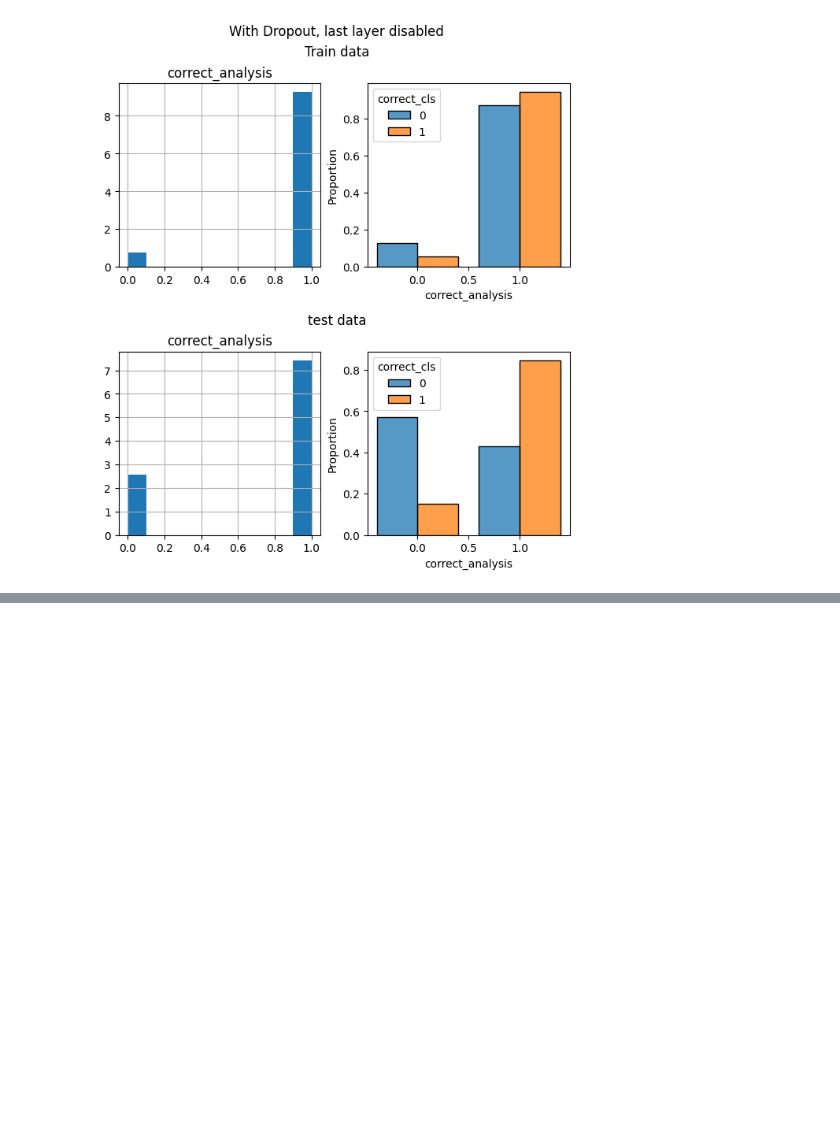
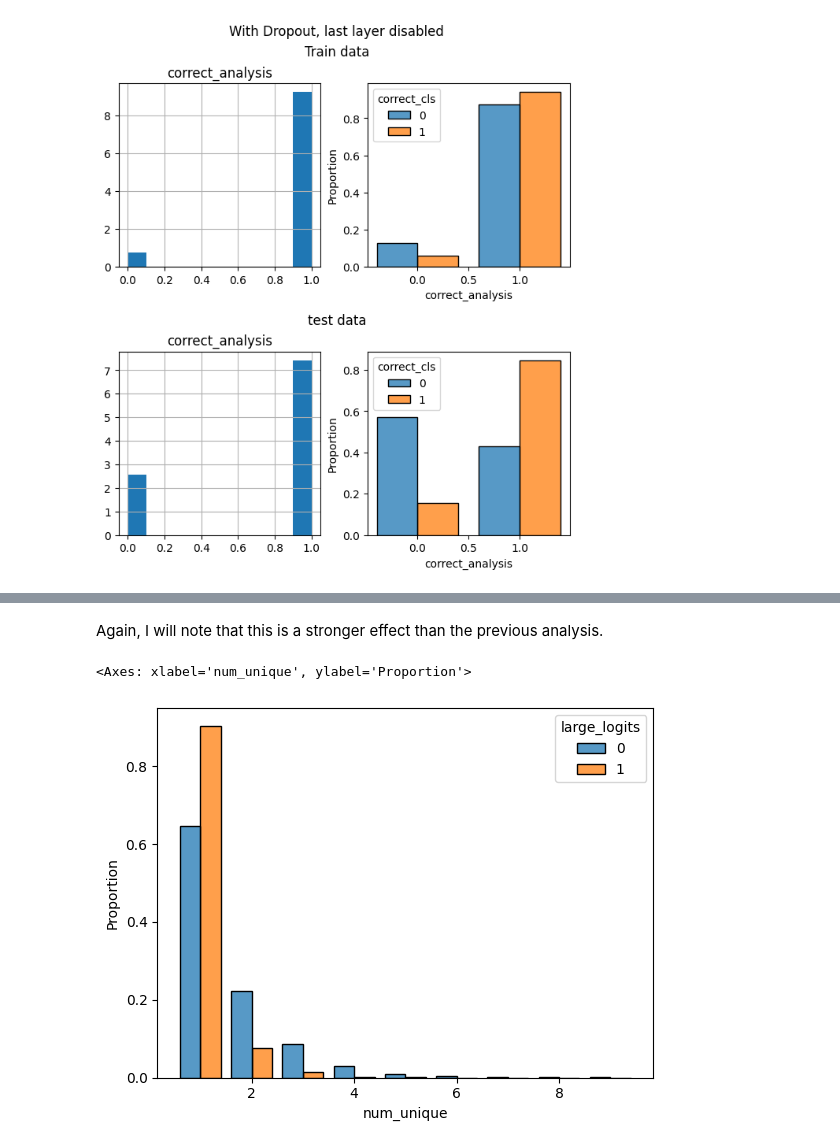
Before and after one commit to lrast/loss_function_learning, a Jupyter notebook: analysis/1.2-random_token_exploration.ipynb, the cells around one changed output, grey strips where cells are left out. Drawn from its saved outputs; the diff is of its cells as text; code cells hidden in the pictures; blank space fills up the shorter version.

```diff
--- a/analysis/1.2-random_token_exploration.ipynb
+++ b/analysis/1.2-random_token_exploration.ipynb
@@ -1375,0 +1436,10 @@ Turning last-layer dropout off is sufficient to eliminate the behavior entirely.
+# %% [markdown]
+Again, I will note that this is a stronger effect than the previous analysis.
+# %%
+sns.histplot(logit_table, x='num_unique', hue='large_logits',
+    multiple='dodge', stat='proportion', common_norm=False, discrete=True,
+    shrink=0.8
+)
+# %% [output]
+<Axes: xlabel='num_unique', ylabel='Proportion'>
+[figure, added]
```
Also changed, not shown: parts of 54 cells of this notebook, 5 other files.
